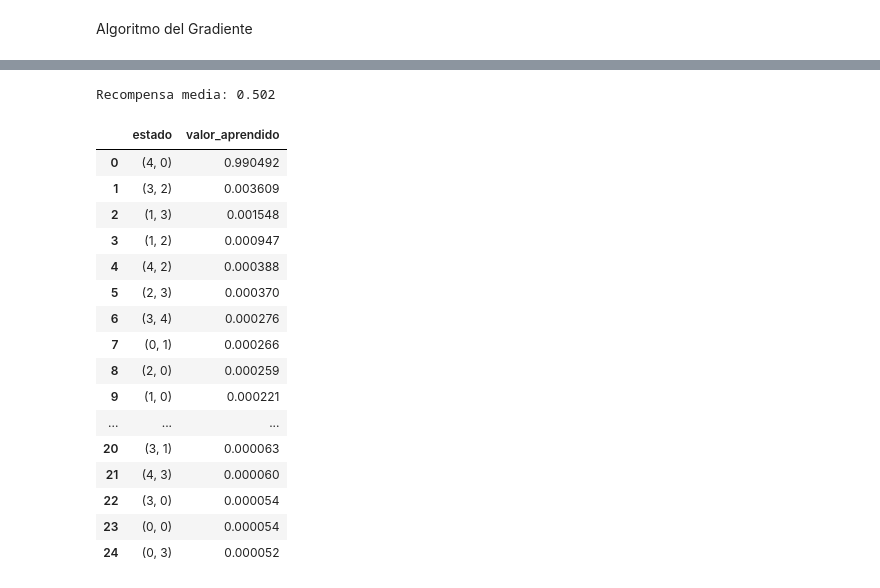
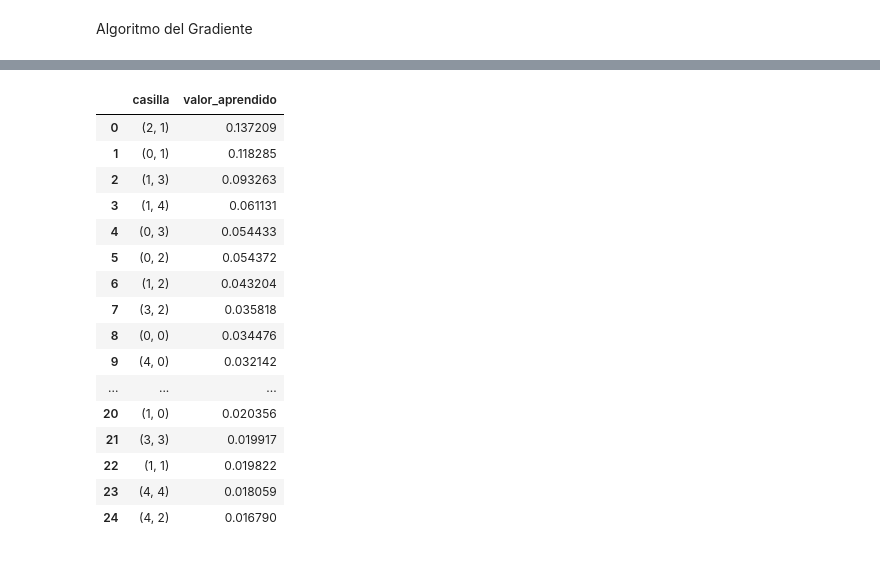
Before and after one commit to MiguelAngel7521/Sis420_01_2026, a Jupyter notebook: Parciales/Segundo Parcial/moneadasOcultas.ipynb, the cells around one changed output, grey strips where cells are left out. Cells and saved outputs as stored; diff of their text form; code cells hidden in the pictures.

```diff
--- a/Parciales/Segundo Parcial/moneadasOcultas.ipynb
+++ b/Parciales/Segundo Parcial/moneadasOcultas.ipynb
@@ -156,42 +102,27 @@ Probabilidad real de la mejor casilla: 0.499
-# %%
-pruebas = 1000
-recompensas_prueba = []
-for _ in range(pruebas):
-    recompensa = 1 if np.random.uniform() < probabilida_real[casilla_aprendida] else 0
-    recompensas_prueba.append(recompensa)
-
-print(f'Recompensa media: {np.mean(recompensas_prueba):.3f}')
-# %% [output]
-Recompensa media: 0.502
-# %%
-import pandas as pd
-funcion_de_valor = {
-    f'({i}, {j})': probabilidades_aprendidas_tabla[i, j]
-    for i in range(tamano)
-    for j in range(tamano)
-}
-
-tabla_q = pd.DataFrame(
-    sorted(funcion_de_valor.items(), key=lambda kv: kv[1], reverse=True),
-    columns=['estado', 'valor_aprendido']
-)
-
-tabla_q
-# %% [output]
-|  | estado | valor_aprendido |
-| 0 | (4, 0) | 0.990492 |
-| 1 | (3, 2) | 0.003609 |
-| 2 | (1, 3) | 0.001548 |
-| 3 | (1, 2) | 0.000947 |
-| 4 | (4, 2) | 0.000388 |
-| 5 | (2, 3) | 0.000370 |
-| 6 | (3, 4) | 0.000276 |
-| 7 | (0, 1) | 0.000266 |
-| 8 | (2, 0) | 0.000259 |
-| 9 | (1, 0) | 0.000221 |
-| ... | ... | ... |
-| 20 | (3, 1) | 0.000063 |
-| 21 | (4, 3) | 0.000060 |
-| 22 | (3, 0) | 0.000054 |
-| 23 | (0, 0) | 0.000054 |
-| 24 | (0, 3) | 0.000052 |
+# %%
+import pandas as pd
+
+tabla_q = pd.DataFrame({
+    'casilla': [f'({i // tamano}, {i % tamano})' for i in range(numeroCasillas)],
+    'valor_aprendido': softmax(H)
+}).sort_values('valor_aprendido', ascending=False).reset_index(drop=True)
+
+tabla_q
+# %% [output]
+|  | casilla | valor_aprendido |
+| 0 | (2, 1) | 0.137209 |
+| 1 | (0, 1) | 0.118285 |
+| 2 | (1, 3) | 0.093263 |
+| 3 | (1, 4) | 0.061131 |
+| 4 | (0, 3) | 0.054433 |
+| 5 | (0, 2) | 0.054372 |
+| 6 | (1, 2) | 0.043204 |
+| 7 | (3, 2) | 0.035818 |
+| 8 | (0, 0) | 0.034476 |
+| 9 | (4, 0) | 0.032142 |
+| ... | ... | ... |
+| 20 | (1, 0) | 0.020356 |
+| 21 | (3, 3) | 0.019917 |
+| 22 | (1, 1) | 0.019822 |
+| 23 | (4, 4) | 0.018059 |
+| 24 | (4, 2) | 0.016790 |
```
Also changed, not shown: parts of 5 cells of this notebook.
